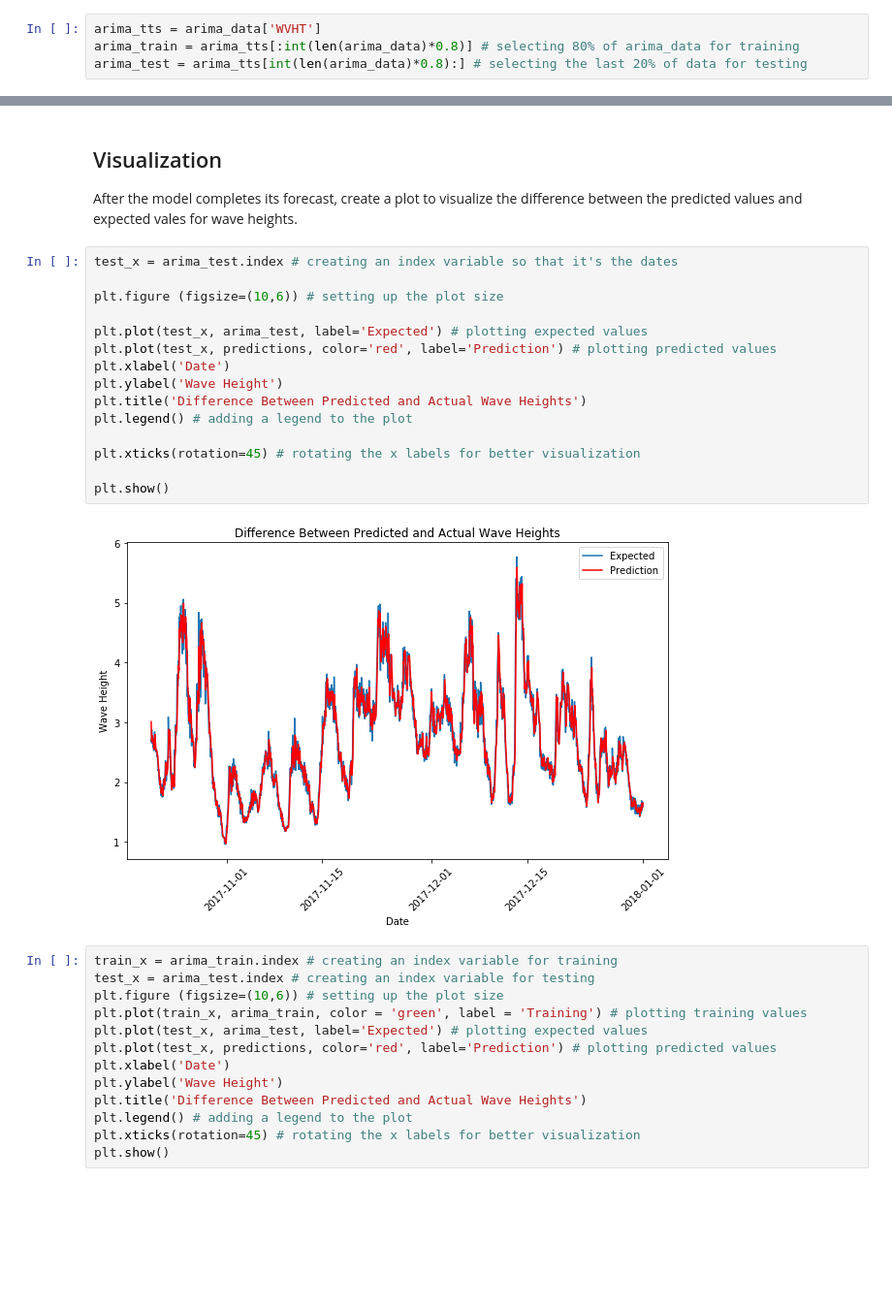
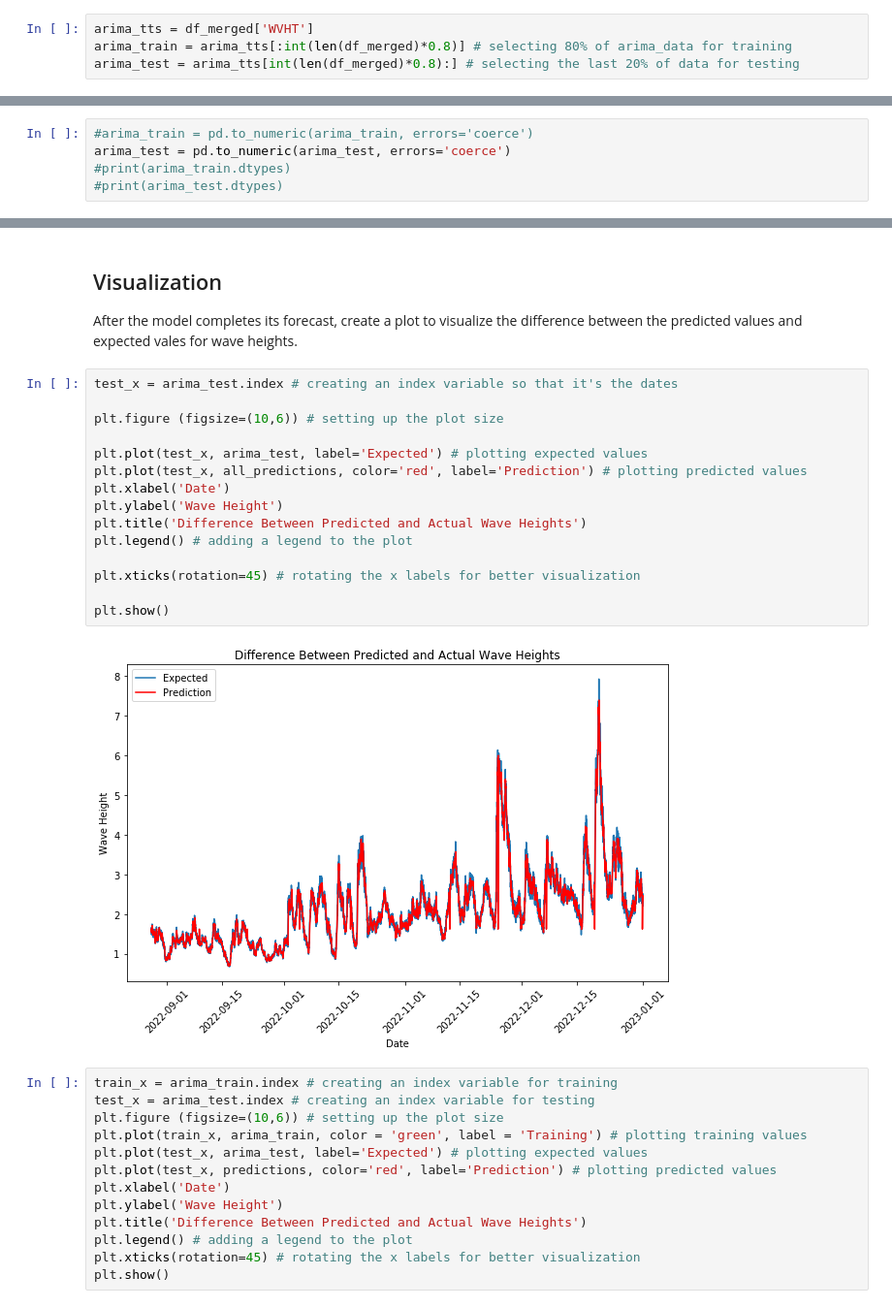
Before and after one commit to trachelle/SPICE-2024, a Jupyter notebook: waveheight_final_51208.ipynb, the cells around one changed output, grey strips where cells are left out. Shown at 97% size. Drawn from its saved outputs; the diff is of its cells as text; blank space fills up the shorter version.

```diff
--- a/waveheight_final_51208.ipynb
+++ b/waveheight_final_51208.ipynb
@@ -1033,9 +1052,9 @@ We'll be splitting our data 80-20, meaning 80% of our data will be used to train
 
 The training data will be stored in a new variable called *arima_train* while the testing data will be stored in *arima_test*.
 # %%
-arima_tts = arima_data['WVHT']
-arima_train = arima_tts[:int(len(arima_data)*0.8)] # selecting 80% of arima_data for training
-arima_test = arima_tts[int(len(arima_data)*0.8):] # selecting the last 20% of data for testing
+arima_tts = df_merged['WVHT']
+arima_train = arima_tts[:int(len(df_merged)*0.8)] # selecting 80% of arima_data for training
+arima_test = arima_tts[int(len(df_merged)*0.8):] # selecting the last 20% of data for testing
 # %% [markdown]
 Let's double check to make sure our train-test-split went smoothly (that the numbers add up).
 # %%
@@ -1126,0 +1177,5 @@ This code might take a couple of minutes.
+# %%
+#arima_train = pd.to_numeric(arima_train, errors='coerce')
+arima_test = pd.to_numeric(arima_test, errors='coerce')
+#print(arima_train.dtypes)
+#print(arima_test.dtypes)
@@ -1168,20 +1258,20 @@ After the model completes its forecast, create a plot to visualize the differenc
 # %%
 test_x = arima_test.index # creating an index variable so that it's the dates
 
 plt.figure (figsize=(10,6)) # setting up the plot size
 
 plt.plot(test_x, arima_test, label='Expected') # plotting expected values
-plt.plot(test_x, predictions, color='red', label='Prediction') # plotting predicted values
+plt.plot(test_x, all_predictions, color='red', label='Prediction') # plotting predicted values
 plt.xlabel('Date')
 plt.ylabel('Wave Height')
 plt.title('Difference Between Predicted and Actual Wave Heights')
 plt.legend() # adding a legend to the plot
 
 plt.xticks(rotation=45) # rotating the x labels for better visualization
 
 plt.show()
 # %% [output]
-[figure, old version]
+[figure, new version]
 # %%
 train_x = arima_train.index # creating an index variable for training
 test_x = arima_test.index # creating an index variable for testing
```
Also changed, not shown: parts of 36 cells of this notebook, 1 other file.
